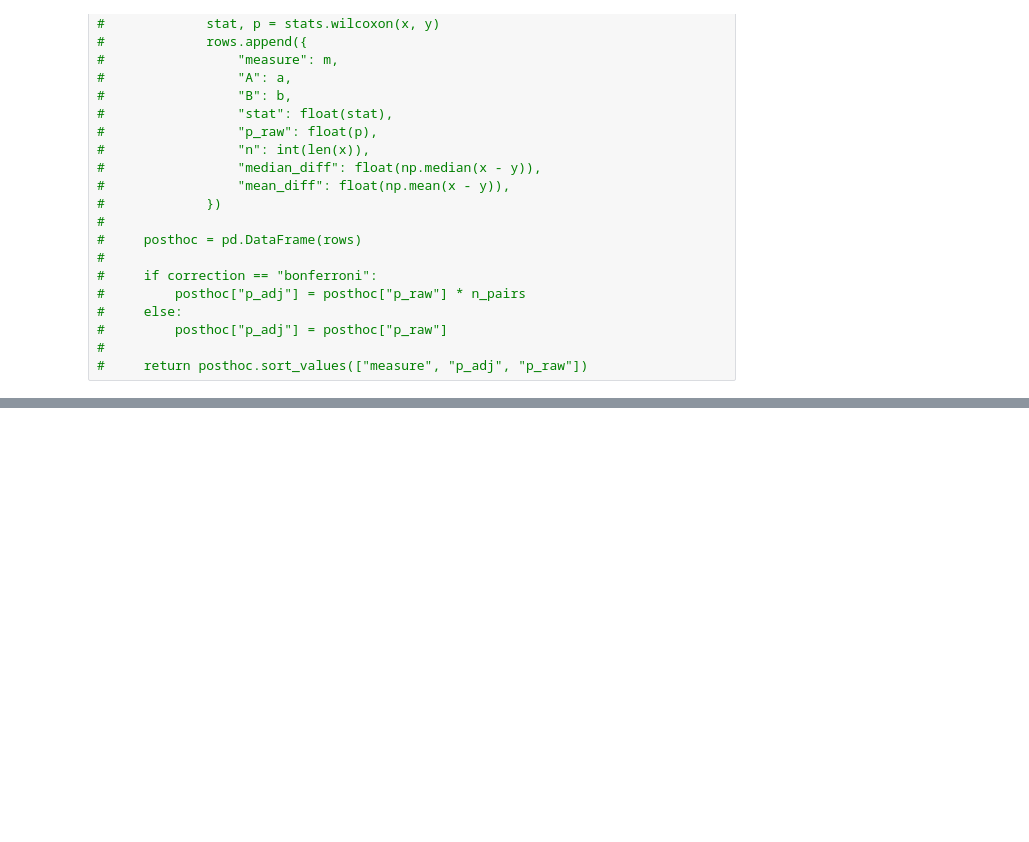
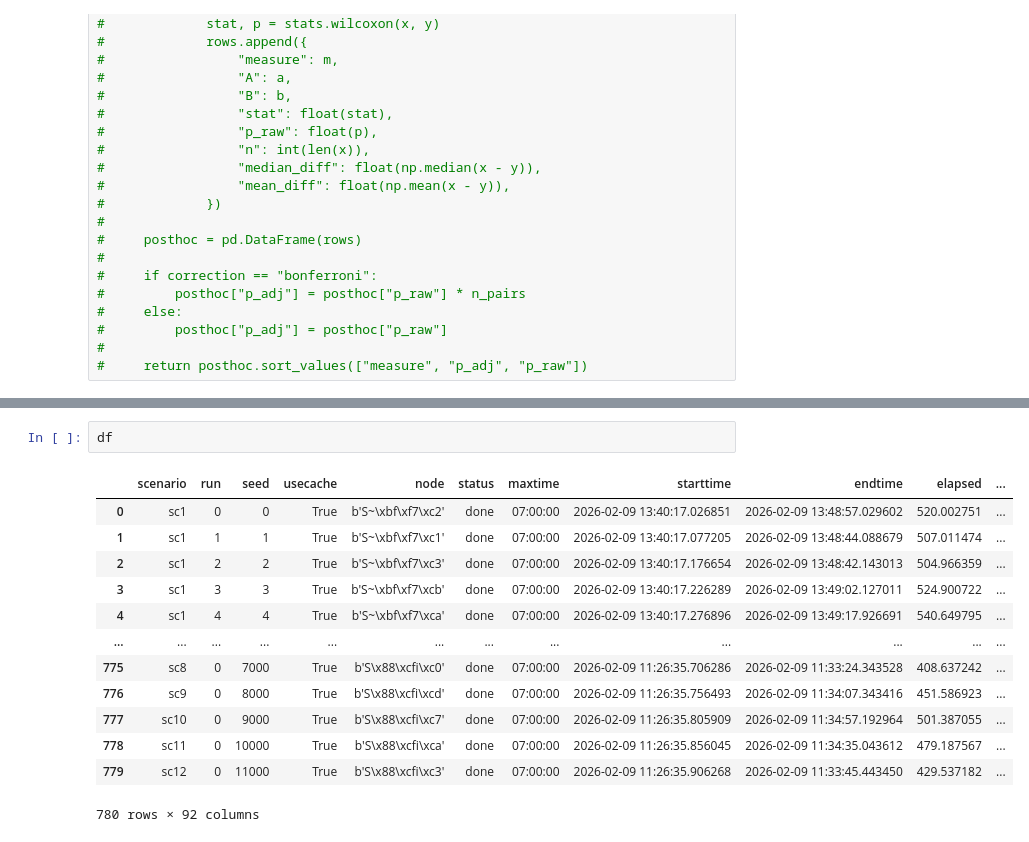
Before and after one commit to Jornvanbeek/bluesky, a Jupyter notebook: plugins/statistics_two.ipynb, the cells around one changed output, grey strips where cells are left out. Drawn from its saved outputs; the diff is of its cells as text; blank space fills up the shorter version.

```diff
--- a/plugins/statistics_two.ipynb
+++ b/plugins/statistics_two.ipynb
@@ -662,0 +668,16 @@ Post-hoc Wilcoxon:
+# %%
+df
+# %% [output]
+|  | scenario | run | seed | usecache | node | status | maxtime | starttime | endtime | elapsed | ... |
+| 0 | sc1 | 0 | 0 | True | b'S~\xbf\xf7\xc2' | done | 07:00:00 | 2026-02-09 13:40:17.026851 | 2026-02-09 13:48:57.029602 | 520.002751 | ... |
+| 1 | sc1 | 1 | 1 | True | b'S~\xbf\xf7\xc1' | done | 07:00:00 | 2026-02-09 13:40:17.077205 | 2026-02-09 13:48:44.088679 | 507.011474 | ... |
+| 2 | sc1 | 2 | 2 | True | b'S~\xbf\xf7\xc3' | done | 07:00:00 | 2026-02-09 13:40:17.176654 | 2026-02-09 13:48:42.143013 | 504.966359 | ... |
+| 3 | sc1 | 3 | 3 | True | b'S~\xbf\xf7\xcb' | done | 07:00:00 | 2026-02-09 13:40:17.226289 | 2026-02-09 13:49:02.127011 | 524.900722 | ... |
+| 4 | sc1 | 4 | 4 | True | b'S~\xbf\xf7\xca' | done | 07:00:00 | 2026-02-09 13:40:17.276896 | 2026-02-09 13:49:17.926691 | 540.649795 | ... |
+| ... | ... | ... | ... | ... | ... | ... | ... | ... | ... | ... | ... |
+| 775 | sc8 | 0 | 7000 | True | b'S\x88\xcfi\xc0' | done | 07:00:00 | 2026-02-09 11:26:35.706286 | 2026-02-09 11:33:24.343528 | 408.637242 | ... |
+| 776 | sc9 | 0 | 8000 | True | b'S\x88\xcfi\xcd' | done | 07:00:00 | 2026-02-09 11:26:35.756493 | 2026-02-09 11:34:07.343416 | 451.586923 | ... |
+| 777 | sc10 | 0 | 9000 | True | b'S\x88\xcfi\xc7' | done | 07:00:00 | 2026-02-09 11:26:35.805909 | 2026-02-09 11:34:57.192964 | 501.387055 | ... |
+| 778 | sc11 | 0 | 10000 | True | b'S\x88\xcfi\xca' | done | 07:00:00 | 2026-02-09 11:26:35.856045 | 2026-02-09 11:34:35.043612 | 479.187567 | ... |
+| 779 | sc12 | 0 | 11000 | True | b'S\x88\xcfi\xc3' | done | 07:00:00 | 2026-02-09 11:26:35.906268 | 2026-02-09 11:33:45.443450 | 429.537182 | ... |
+780 rows × 92 columns
```
Also changed, not shown: parts of 11 cells of this notebook, 2 other files.
